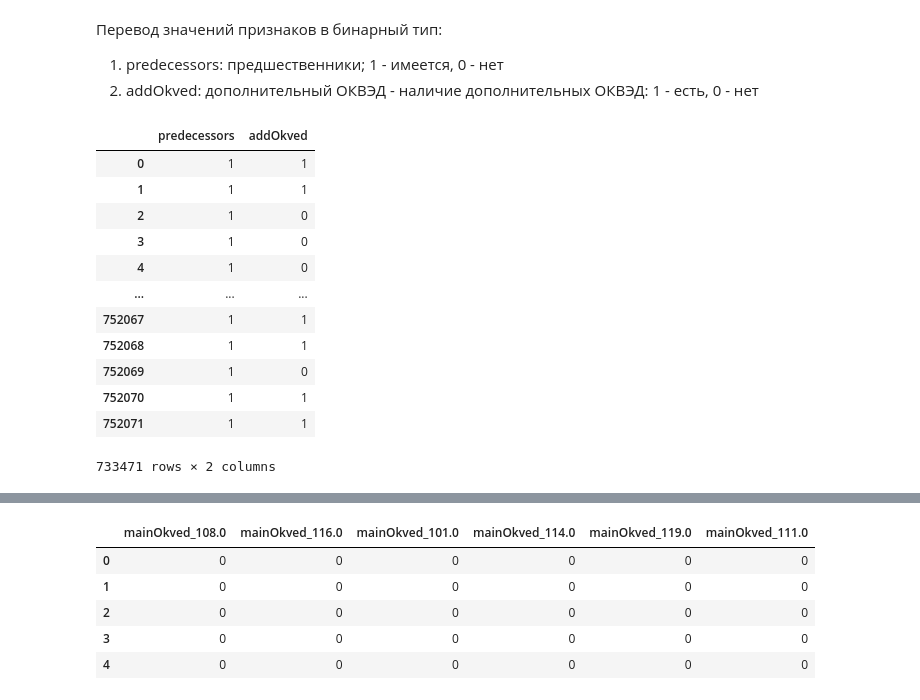
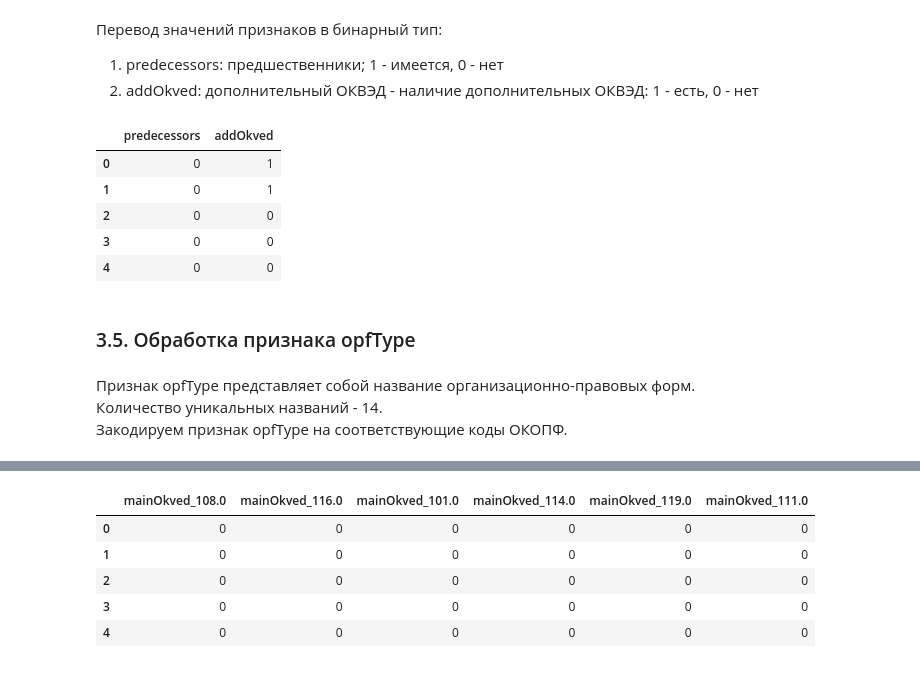
Before and after one commit to ASGlazyrin/ASG_SF_Rep, a Jupyter notebook: Diplom/diplom_glazyrin.ipynb, the cells around one changed output, grey strips where cells are left out. Saved outputs shown, nothing was run; the diff lists cells and outputs as text; code cells hidden in the pictures.

```diff
--- a/Diplom/diplom_glazyrin.ipynb
+++ b/Diplom/diplom_glazyrin.ipynb
@@ -364,50 +370,44 @@ print(f'Количество уникальных кодов региона: {re
 # %%
-#Регионы городов миллионников
-million_cities = ['Москва','Санкт-Петербург','Новосибирск', 'Екатеринбург', 'Нижний Новгород', 'Казань', 'Челябинск', 'Омск',
-                  'Самара', 'Ростов-на-Дону', 'Уфа', 'Красноярск', 'Пермь', 'Воронеж', 'Волгоград', 'Краснодар']
-region_million_cities = [2,16,23,24,34,36,52,54,55,59,61,63,66,74,77,78]
 #Регионы центрального федерального округа
-region_cfo = [31,32,33,37,40,44,46,48,50,57,62,67,68,69,71,76]
+region_cfo = [31,32,33,36,37,40,44,46,48,50,57,62,67,68,69,71,76]
 #Регионы Северо-Западного федерального округа
 region_szfo = [10,11,29,35,39,47,51,53,60,83]
 #Регионы южного федерального округа
-region_ufo = [1,8,30,91,92]
+region_ufo = [1,8,23,30,34,61,91,92]
 #Регионы Северо-Кавказского федерального округа
 region_skfo = [5,6,7,9,15,20,26]
 #Регионы Приволжского федерального округа
-region_pfo = [12,13,18,21,43,56,58,64,73,81]
+region_pfo = [2,12,13,16,18,21,43,52,56,58,59,63,64,73,81]
 #Регионы Уральского федерального округа
-region_urfo = [45,72,86,89]
+region_urfo = [45,66,72,74,86,89]
 #Регионы Сибирского федерального округа
-region_sfo = [4,17,19,22,38,42,70,75,80,84,85,88]
+region_sfo = [4,17,19,22,24,38,42,54,55,70,75,80,84,85,88]
 #Регионы Дальневосточного федерального округа
 region_dfo = [3,14,25,27,28,41,49,65,75,79,82,87]
-#Города республиканского значения
-region_resp = [99]
+#Города федерального и республиканского значения
+region_resp = [77,78,99]
 
 def region_def(region_cod):
-    if region_cod in region_million_cities:
-        return region_cod
-    elif region_cod in region_cfo:
-        return 101
+    if region_cod in region_cfo:
+        return 1
     elif region_cod in region_szfo:
-        return 102
+        return 2
     elif region_cod in region_ufo:
-        return 103
+        return 3
     elif region_cod in region_skfo:
-        return 104
+        return 4
     elif region_cod in region_pfo:
-        return 105
+        return 5
     elif region_cod in region_urfo:
-        return 106
+        return 6
     elif region_cod in region_sfo:
-        return 107
+        return 7
     elif region_cod in region_dfo:
-        return 108
+        return 8
     elif region_cod in region_resp:
-        return 109
+        return 9
     else:
-        return 1000
+        return 10
 
 df_full['regionCode'] = df_full['regionCode'].apply(lambda x: region_def(x))
 
@@ -804,37 +806,35 @@ df_full = df_full.drop(['originDate','dateLiquid'], axis=1)
 # %%
 #Перевод значений признаков в бинарный тип
 
 # Функция для извлечения значений 'code' из списка словарей признака
 def code_list(df_list):
     #аргумент: значение признака, представляет собой список,
     #                             элементы которого словари;
     #                             у каждого словаря есть ключи: code, name, version.
     #return: 1 - список не пустой, 0 - список пустой
     addOkved_list = ast.literal_eval(df_list)
     if len(addOkved_list) > 0:
         return 1
     else:
         return 0
 
 #Обработка addOkved (дополнительный ОКВЭД): наличие дополнительных ОКВЭД: 1 - есть, 0 - нет
 df_full['addOkved'] = df_full['addOkved'].apply(lambda x: code_list(str(x)))
 
 #predecessors: предшественники; 1 - имеется, 0 - нет
-df_full['predecessors'] = df_full['predecessors'].apply(lambda x: 0 if x == '[]' else 1)
-
+df_full['predecessors'] = df_full['predecessors'].apply(lambda x: 0 if str(x) == '[]' else 1)
 
 df_full[['predecessors','addOkved']].head(5)
 # %% [output]
 |  | predecessors | addOkved |
-| 0 | 1 | 1 |
-| 1 | 1 | 1 |
-| 2 | 1 | 0 |
-| 3 | 1 | 0 |
-| 4 | 1 | 0 |
-| ... | ... | ... |
-| 752067 | 1 | 1 |
-| 752068 | 1 | 1 |
-| 752069 | 1 | 0 |
-| 752070 | 1 | 1 |
-| 752071 | 1 | 1 |
+| 0 | 0 | 1 |
+| 1 | 0 | 1 |
+| 2 | 0 | 0 |
+| 3 | 0 | 0 |
+| 4 | 0 | 0 |
-733471 rows × 2 columns
+# %% [markdown]
+### 3.5. Обработка признака opfType
+# %% [markdown]
+Признак opfType представляет собой название организационно-правовых форм.
+Количество уникальных названий - 14.
+Закодируем признак opfType на соответствующие коды ОКОПФ.
```
Also changed, not shown: parts of 63 cells of this notebook.
